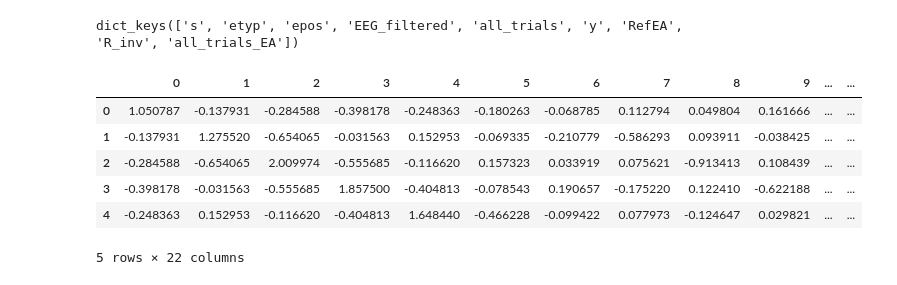
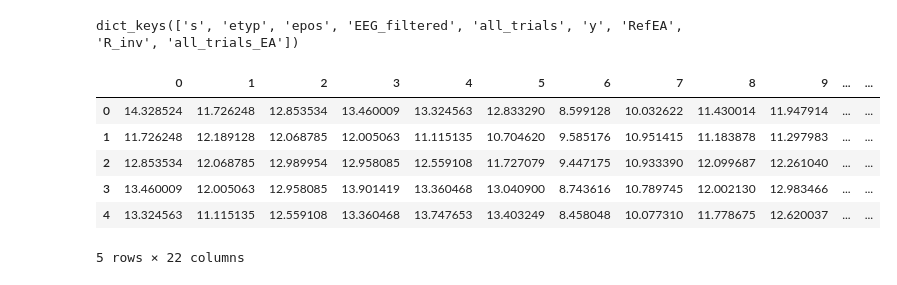
Before and after one commit to orvindemsy/EA-wLTL, a Jupyter notebook: EA+wLTL.ipynb, the cells around one changed output. Drawn from its saved outputs; the diff is of its cells as text; code cells hidden in the pictures.

```diff
--- a/EA+wLTL.ipynb
+++ b/EA+wLTL.ipynb
@@ -163,12 +163,12 @@ mod_data[1].keys()
 # %% [output]
 dict_keys(['s', 'etyp', 'epos', 'EEG_filtered', 'all_trials', 'y', 'RefEA', 'R_inv', 'all_trials_EA'])
 # %%
-dframe(mod_data[7]['R_inv']).head()
+dframe(mod_data[5]['RefEA']).head()
 # %% [output]
 |  | 0 | 1 | 2 | 3 | 4 | 5 | 6 | 7 | 8 | 9 | ... | ... |
-| 0 | 1.050787 | -0.137931 | -0.284588 | -0.398178 | -0.248363 | -0.180263 | -0.068785 | 0.112794 | 0.049804 | 0.161666 | ... | ... |
-| 1 | -0.137931 | 1.275520 | -0.654065 | -0.031563 | 0.152953 | -0.069335 | -0.210779 | -0.586293 | 0.093911 | -0.038425 | ... | ... |
-| 2 | -0.284588 | -0.654065 | 2.009974 | -0.555685 | -0.116620 | 0.157323 | 0.033919 | 0.075621 | -0.913413 | 0.108439 | ... | ... |
-| 3 | -0.398178 | -0.031563 | -0.555685 | 1.857500 | -0.404813 | -0.078543 | 0.190657 | -0.175220 | 0.122410 | -0.622188 | ... | ... |
-| 4 | -0.248363 | 0.152953 | -0.116620 | -0.404813 | 1.648440 | -0.466228 | -0.099422 | 0.077973 | -0.124647 | 0.029821 | ... | ... |
+| 0 | 14.328524 | 11.726248 | 12.853534 | 13.460009 | 13.324563 | 12.833290 | 8.599128 | 10.032622 | 11.430014 | 11.947914 | ... | ... |
+| 1 | 11.726248 | 12.189128 | 12.068785 | 12.005063 | 11.115135 | 10.704620 | 9.585176 | 10.951415 | 11.183878 | 11.297983 | ... | ... |
+| 2 | 12.853534 | 12.068785 | 12.989954 | 12.958085 | 12.559108 | 11.727079 | 9.447175 | 10.933390 | 12.099687 | 12.261040 | ... | ... |
+| 3 | 13.460009 | 12.005063 | 12.958085 | 13.901419 | 13.360468 | 13.040900 | 8.743616 | 10.789745 | 12.002130 | 12.983466 | ... | ... |
+| 4 | 13.324563 | 11.115135 | 12.559108 | 13.360468 | 13.747653 | 13.403249 | 8.458048 | 10.077310 | 11.778675 | 12.620037 | ... | ... |
 5 rows × 22 columns
```
Also changed, not shown: parts of 11 cells of this notebook, 8 other files.
